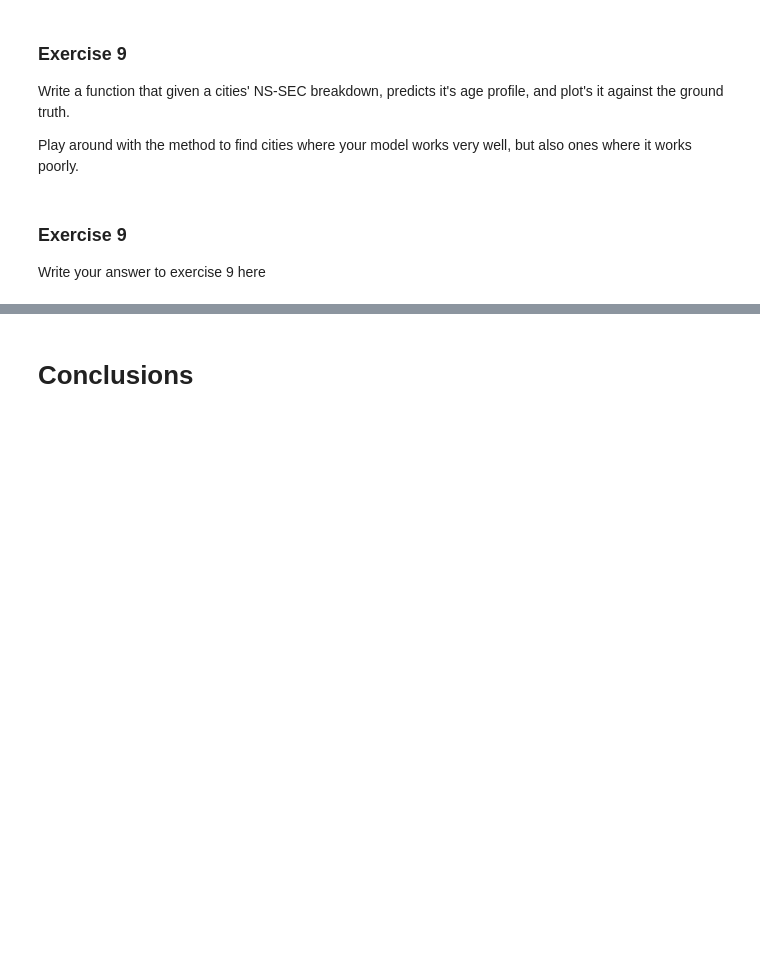
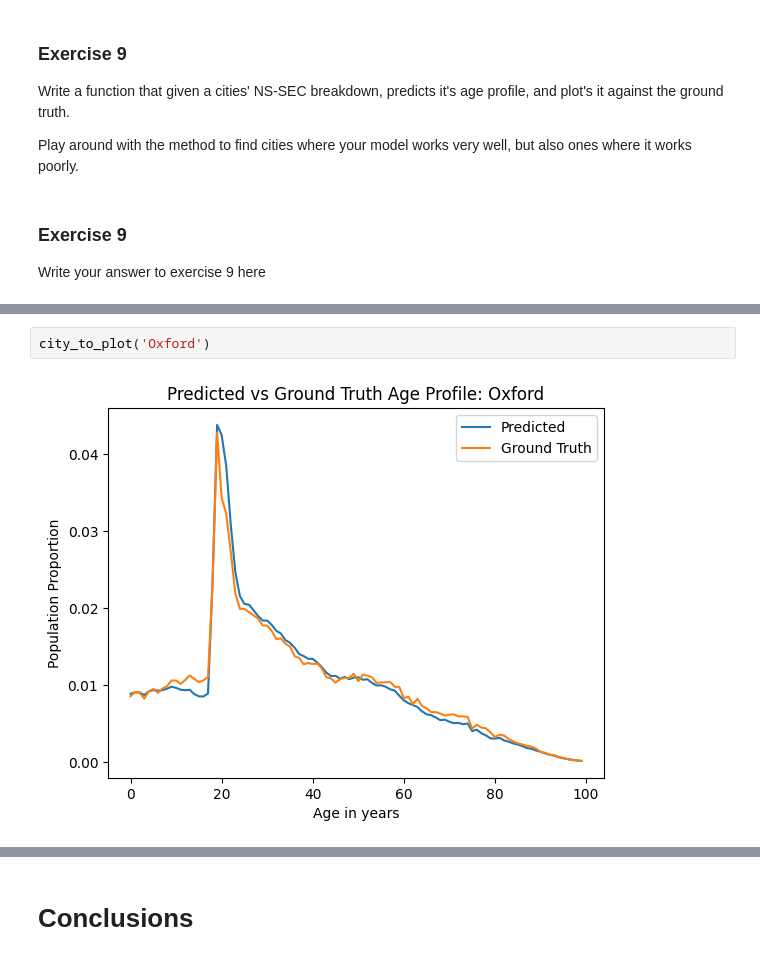
Before and after one commit to Navaneeth2906/nm803_ads_2024, a Jupyter notebook: Practical_3.ipynb, the cells around one changed output, grey strips where cells are left out. Saved outputs shown, nothing was run; the diff lists cells and outputs as text; blank space fills up the shorter version.

```diff
--- a/Practical_3.ipynb
+++ b/Practical_3.ipynb
@@ -1487,0 +1480,4 @@ plt.plot(x_values, norm_age_df.loc['Cambridge'], label='Ground Truth')
+# %%
+city_to_plot('Oxford')
+# %% [output]
+[figure, added]
```
Also changed, not shown: parts of 5 cells of this notebook.
